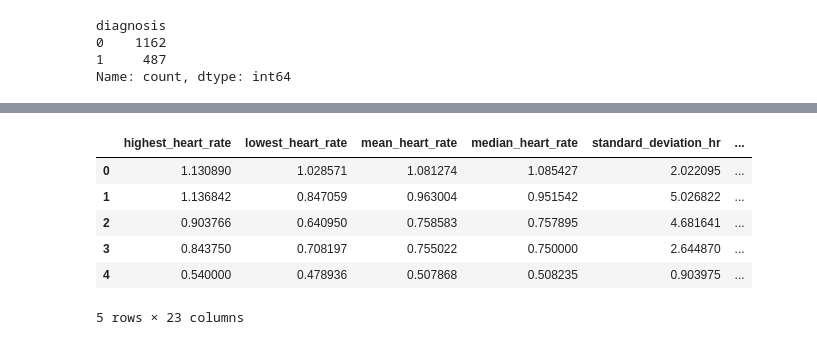
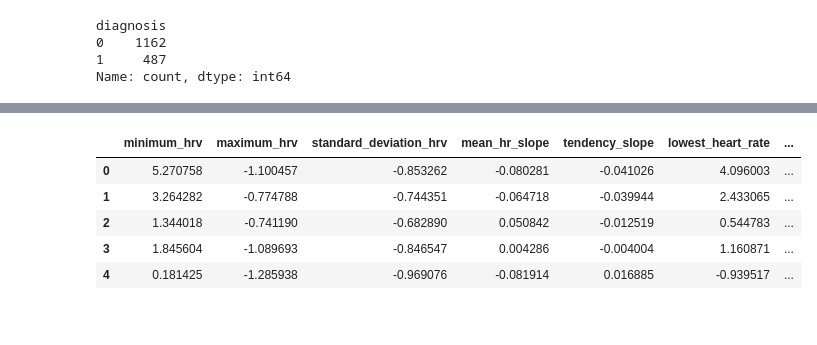
Before and after one commit to arsereg/PIA-02, a Jupyter notebook: model_generation.ipynb, the cells around one changed output, grey strips where cells are left out. Drawn from its saved outputs; the diff is of its cells as text; code cells hidden in the pictures.

```diff
--- a/model_generation.ipynb
+++ b/model_generation.ipynb
@@ -120,0 +99,32 @@ Name: count, dtype: int64
+# %%
+important_features = [
+    'minimum_hrv',
+    'maximum_hrv',
+    'standard_deviation_hrv',
+    'mean_hr_slope',
+    'tendency_slope',
+    'lowest_heart_rate',
+    'vlf_power',
+    'lf_power',
+    'hf_power',
+    'approximation_entropy'
+]
+from sklearn.impute import SimpleImputer
+target = 'diagnosis'
+
+features = df_upsampled[important_features]
+features.replace([np.inf, -np.inf], np.nan, inplace=True)
+imputer = SimpleImputer(strategy='median')
+
+from sklearn.preprocessing import StandardScaler
+scaler = StandardScaler()
+features = imputer.fit_transform(features)
+features = scaler.fit_transform(features)
+df = pd.DataFrame(features, columns=important_features)
+df[target] = df_upsampled[target]
+
+df.to_csv('heart_rate_final_data.csv', index=False)
+
+import matplotlib.pyplot as plt
+plt.matshow(df.corr())
+plt.show()
@@ -121,13 +137,12 @@ Name: count, dtype: int64
 # %%
-X = df_upsampled.drop(columns=['diagnosis'])
-y = df_upsampled['diagnosis']
+X = df.drop(columns=['diagnosis'])
+y = df['diagnosis']
 
 X.head()
 # %% [output]
-|  | highest_heart_rate | lowest_heart_rate | mean_heart_rate | median_heart_rate | standard_deviation_hr | ... |
-| 0 | 1.130890 | 1.028571 | 1.081274 | 1.085427 | 2.022095 | ... |
-| 1 | 1.136842 | 0.847059 | 0.963004 | 0.951542 | 5.026822 | ... |
-| 2 | 0.903766 | 0.640950 | 0.758583 | 0.757895 | 4.681641 | ... |
-| 3 | 0.843750 | 0.708197 | 0.755022 | 0.750000 | 2.644870 | ... |
-| 4 | 0.540000 | 0.478936 | 0.507868 | 0.508235 | 0.903975 | ... |
+|  | minimum_hrv | maximum_hrv | standard_deviation_hrv | mean_hr_slope | tendency_slope | lowest_heart_rate | ... |
+| 0 | 5.270758 | -1.100457 | -0.853262 | -0.080281 | -0.041026 | 4.096003 | ... |
+| 1 | 3.264282 | -0.774788 | -0.744351 | -0.064718 | -0.039944 | 2.433065 | ... |
+| 2 | 1.344018 | -0.741190 | -0.682890 | 0.050842 | -0.012519 | 0.544783 | ... |
+| 3 | 1.845604 | -1.089693 | -0.846547 | 0.004286 | -0.004004 | 1.160871 | ... |
+| 4 | 0.181425 | -1.285938 | -0.969076 | -0.081914 | 0.016885 | -0.939517 | ... |
-5 rows × 23 columns
```
Also changed, not shown: parts of 18 cells of this notebook, 16 other files.
